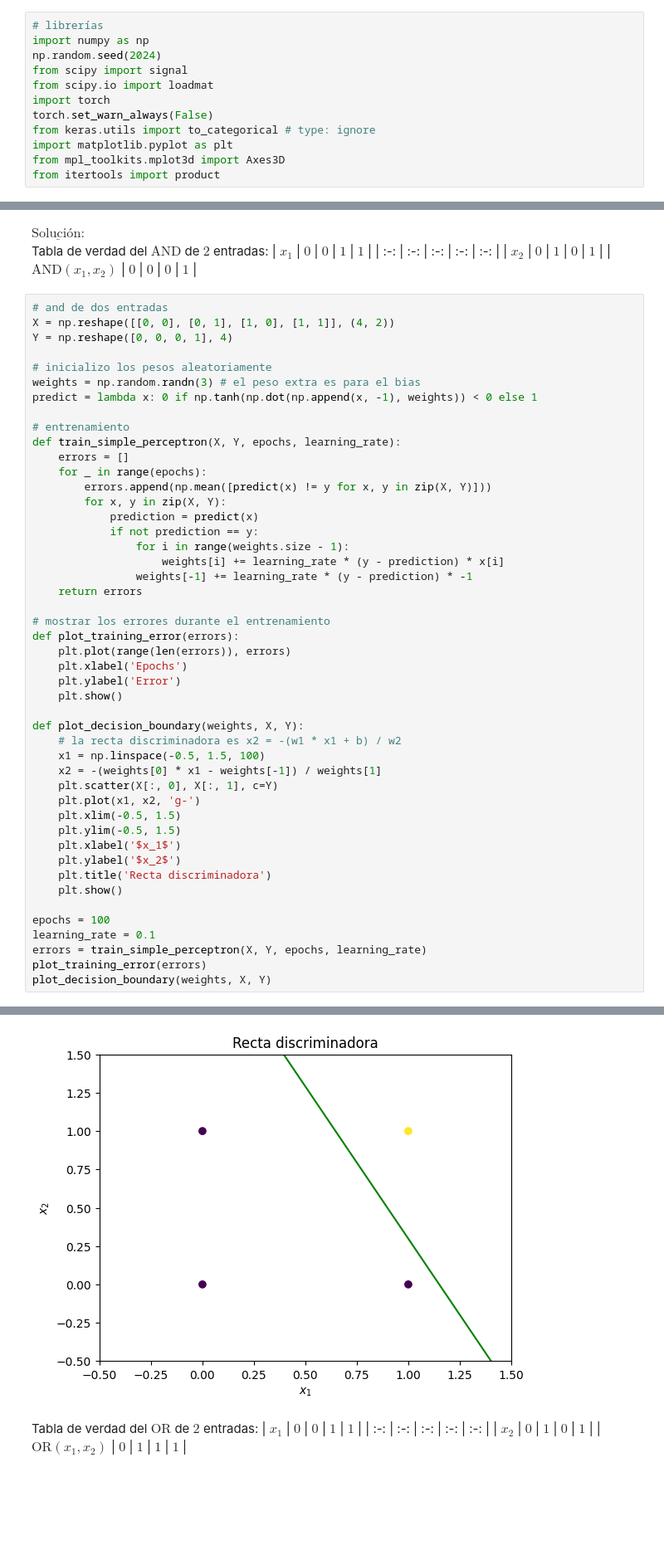
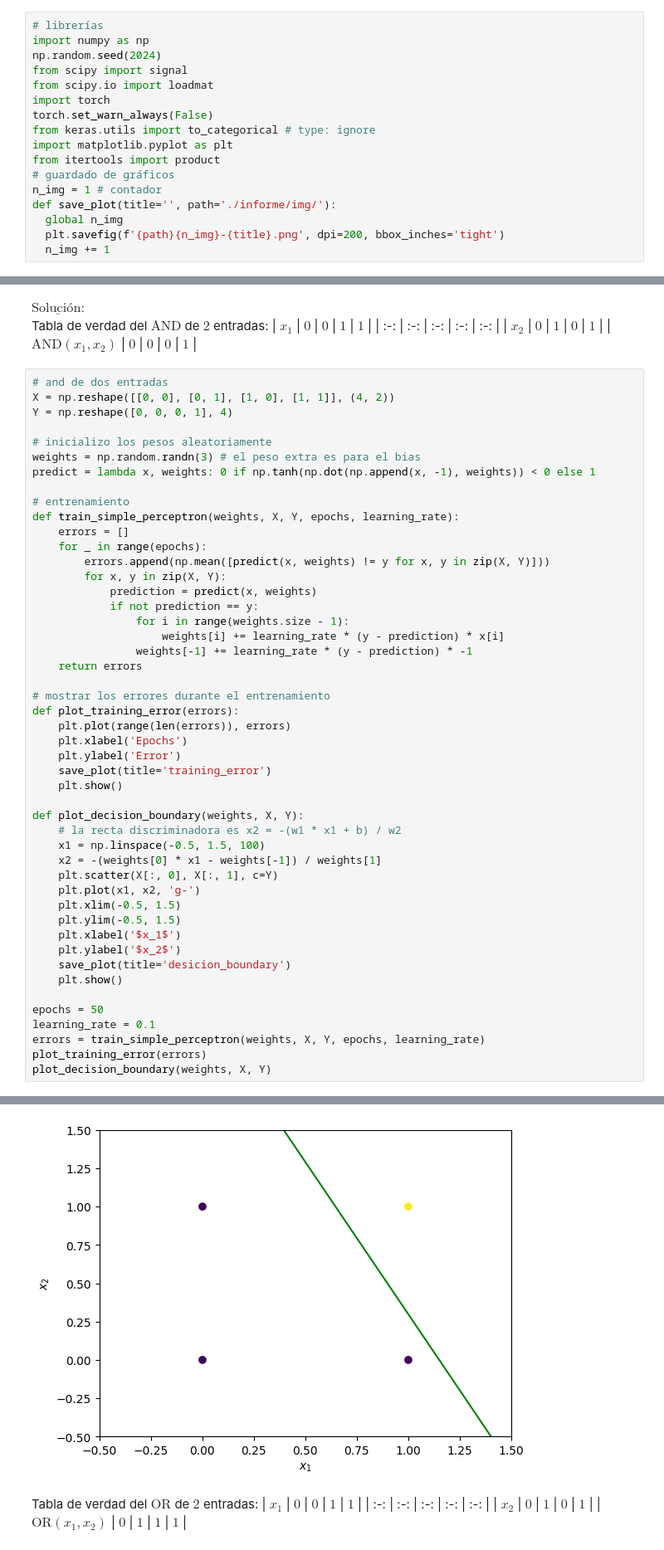
Before and after one commit to alejoordonez02/tp2-aprendizaje-profundo, a Jupyter notebook: tp2.ipynb, the cells around one changed output, grey strips where cells are left out. Shown: that part at 83% size. Saved outputs shown, nothing was run; the diff lists cells and outputs as text; blank space fills up the shorter version.

```diff
--- a/tp2.ipynb
+++ b/tp2.ipynb
@@ -8,6 +8,11 @@ import torch
 torch.set_warn_always(False)
 from keras.utils import to_categorical # type: ignore
 import matplotlib.pyplot as plt
-from mpl_toolkits.mplot3d import Axes3D
 from itertools import product
+# guardado de gráficos
+n_img = 1 # contador
+def save_plot(title='', path='./informe/img/'):
+  global n_img
+  plt.savefig(f'{path}{n_img}-{title}.png', dpi=200, bbox_inches='tight')
+  n_img += 1
 # %% [output]
@@ -34,15 +39,15 @@ Y = np.reshape([0, 0, 0, 1], 4)
 
 # inicializo los pesos aleatoriamente
 weights = np.random.randn(3) # el peso extra es para el bias
-predict = lambda x: 0 if np.tanh(np.dot(np.append(x, -1), weights)) < 0 else 1
+predict = lambda x, weights: 0 if np.tanh(np.dot(np.append(x, -1), weights)) < 0 else 1
 
 # entrenamiento
-def train_simple_perceptron(X, Y, epochs, learning_rate):
+def train_simple_perceptron(weights, X, Y, epochs, learning_rate):
     errors = []
     for _ in range(epochs):
-        errors.append(np.mean([predict(x) != y for x, y in zip(X, Y)]))
+        errors.append(np.mean([predict(x, weights) != y for x, y in zip(X, Y)]))
         for x, y in zip(X, Y):
-            prediction = predict(x)
+            prediction = predict(x, weights)
             if not prediction == y:
                 for i in range(weights.size - 1):
                     weights[i] += learning_rate * (y - prediction) * x[i]
@@ -54,6 +59,7 @@ def plot_training_error(errors):
     plt.plot(range(len(errors)), errors)
     plt.xlabel('Epochs')
     plt.ylabel('Error')
+    save_plot(title='training_error')
     plt.show()
 
 def plot_decision_boundary(weights, X, Y):
@@ -66,12 +72,12 @@ def plot_decision_boundary(weights, X, Y):
     plt.ylim(-0.5, 1.5)
     plt.xlabel('$x_1$')
     plt.ylabel('$x_2$')
-    plt.title('Recta discriminadora')
+    save_plot(title='desicion_boundary')
     plt.show()
 
-epochs = 100
+epochs = 50
 learning_rate = 0.1
-errors = train_simple_perceptron(X, Y, epochs, learning_rate)
+errors = train_simple_perceptron(weights, X, Y, epochs, learning_rate)
 plot_training_error(errors)
 plot_decision_boundary(weights, X, Y)
 # %% [output]
@@ -79,4 +85,4 @@ plot_decision_boundary(weights, X, Y)
-[figure, old version]
+[figure, new version]
 # %% [markdown]
 Tabla de verdad del $\text{OR}$ de $2$ entradas:
 | $x_1$ | $0$ | $0$ | $1$ | $1$ |
```
Also changed, not shown: parts of 19 cells of this notebook, 3 other files.
